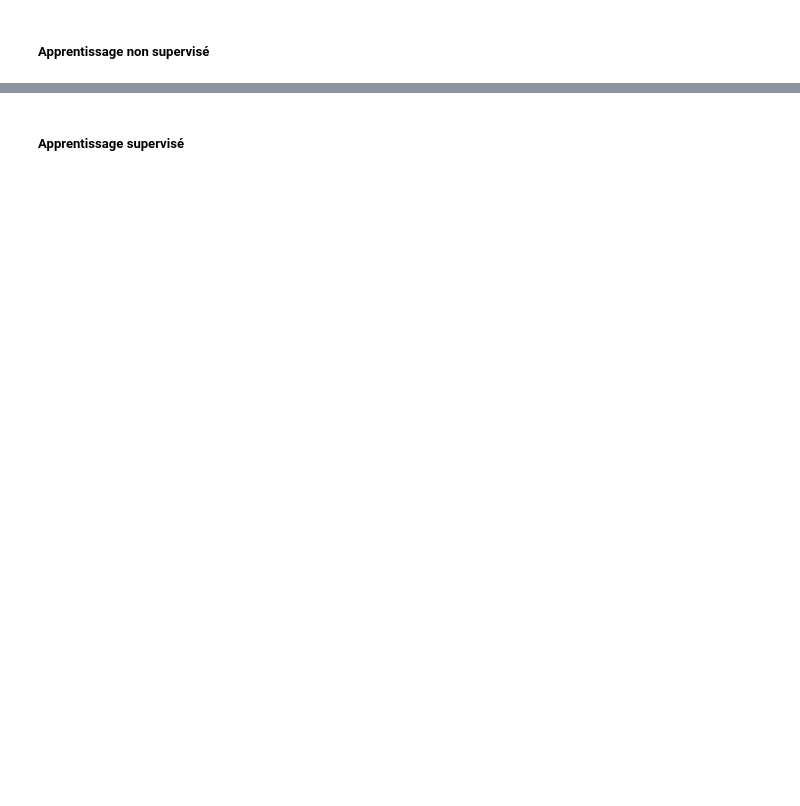
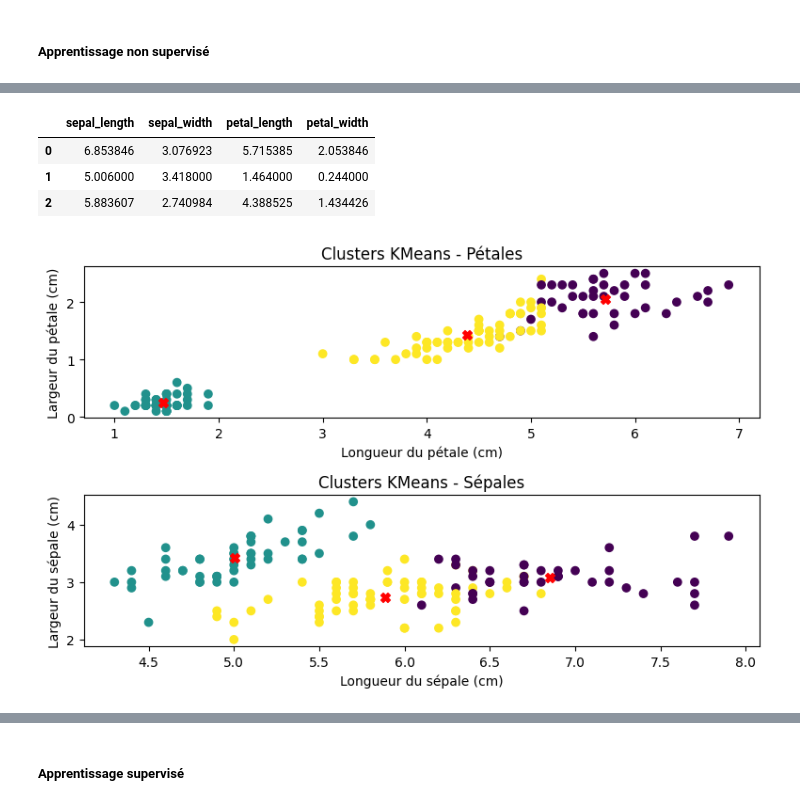
Before and after one commit to ldom1/sorbonne_mimo_python, a Jupyter notebook: 7_intro_machine_learning/0_cours_corrige.ipynb, the cells around one changed output, grey strips where cells are left out. Cells and saved outputs as stored; diff of their text form; code cells hidden in the pictures; blank space fills up the shorter version.

```diff
--- a/7_intro_machine_learning/0_cours_corrige.ipynb
+++ b/7_intro_machine_learning/0_cours_corrige.ipynb
@@ -77,17 +96,13 @@ from scipy.stats import mode
 kmeans = KMeans(n_clusters=3, random_state=42)
 
 # On ne garde que les colonnes numériques
-kmeans.fit(iris_df[['sepal_length', 'sepal_width', 'petal_length', 'petal_width']])
+kmeans.fit(iris_df[["sepal_length", "sepal_width", "petal_length", "petal_width"]])
 
 # Assign the cluster labels to the dataframe
-iris_df['kmeans_labels'] = kmeans.labels_
+iris_df["kmeans_labels"] = kmeans.labels_
 
 # Map species to numerical values
-species_mapping = {
-    "Iris-setosa": 1,
-    "Iris-versicolor": 2,
-    "Iris-virginica": 0
-}
+species_mapping = {"Iris-setosa": 1, "Iris-versicolor": 2, "Iris-virginica": 0}
 iris_df["species_num"] = iris_df["species"].map(species_mapping)
 
 iris_df.head()
@@ -99,28 +127,62 @@ kmeans.cluster_centers_
 # %%
-df_cluster_centers = pd.DataFrame(kmeans.cluster_centers_, columns=['sepal_length', 'sepal_width', 'petal_length', 'petal_width'])
+df_cluster_centers = pd.DataFrame(
+    kmeans.cluster_centers_,
+    columns=["sepal_length", "sepal_width", "petal_length", "petal_width"],
+)
 df_cluster_centers.head()
+# %% [output]
+|  | sepal_length | sepal_width | petal_length | petal_width |
+| 0 | 6.853846 | 3.076923 | 5.715385 | 2.053846 |
+| 1 | 5.006000 | 3.418000 | 1.464000 | 0.244000 |
+| 2 | 5.883607 | 2.740984 | 4.388525 | 1.434426 |
 # %%
 # Afficher sur un graphique les clusters
 
 plt.figure(figsize=(8, 5))
 # Suplot : 1 pour les pétales, 2 pour les sépales
 plt.subplot(2, 1, 1)
-plt.scatter(iris_df['petal_length'], iris_df['petal_width'], c=iris_df['kmeans_labels'], cmap='viridis')
+plt.scatter(
+    iris_df["petal_length"],
+    iris_df["petal_width"],
+    c=iris_df["kmeans_labels"],
+    cmap="viridis",
+)
 # Add centroids
-plt.scatter(df_cluster_centers['petal_length'], df_cluster_centers['petal_width'], s=50, c='red', marker='X', label='Centroids')
-plt.title('Clusters KMeans - Pétales')
-plt.xlabel('Longueur du pétale (cm)')
-plt.ylabel('Largeur du pétale (cm)')
+plt.scatter(
+    df_cluster_centers["petal_length"],
+    df_cluster_centers["petal_width"],
+    s=50,
+    c="red",
+    marker="X",
+    label="Centroids",
+)
+plt.title("Clusters KMeans - Pétales")
+plt.xlabel("Longueur du pétale (cm)")
+plt.ylabel("Largeur du pétale (cm)")
 
 plt.subplot(2, 1, 2)
-plt.scatter(iris_df['sepal_length'], iris_df['sepal_width'], c=iris_df['kmeans_labels'], cmap='viridis')
+plt.scatter(
+    iris_df["sepal_length"],
+    iris_df["sepal_width"],
+    c=iris_df["kmeans_labels"],
+    cmap="viridis",
+)
 # Add centroids
-plt.scatter(df_cluster_centers['sepal_length'], df_cluster_centers['sepal_width'], s=50, c='red', marker='X', label='Centroids')
-plt.title('Clusters KMeans - Sépales')
-plt.xlabel('Longueur du sépale (cm)')
-plt.ylabel('Largeur du sépale (cm)')
+plt.scatter(
+    df_cluster_centers["sepal_length"],
+    df_cluster_centers["sepal_width"],
+    s=50,
+    c="red",
+    marker="X",
+    label="Centroids",
+)
+plt.title("Clusters KMeans - Sépales")
+plt.xlabel("Longueur du sépale (cm)")
+plt.ylabel("Largeur du sépale (cm)")
 plt.tight_layout()
 plt.show()
+# %% [output]
+[figure, added]
 # %%
 iris_df["is_predicted"] = iris_df["kmeans_labels"] == iris_df["species_num"]
 iris_df.head()
```
Also changed, not shown: parts of 64 cells of this notebook, 42 other files.
